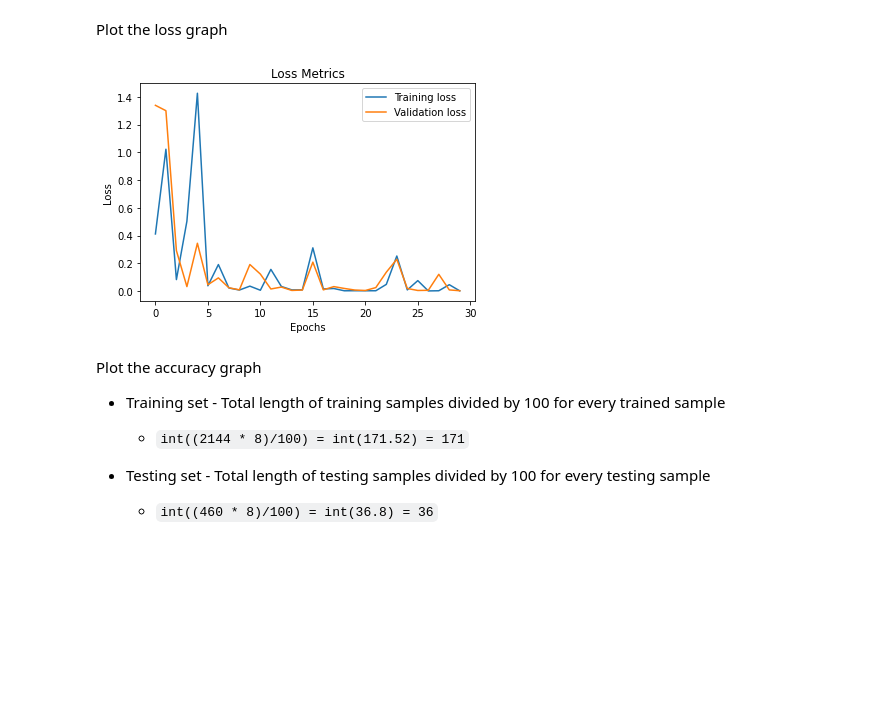
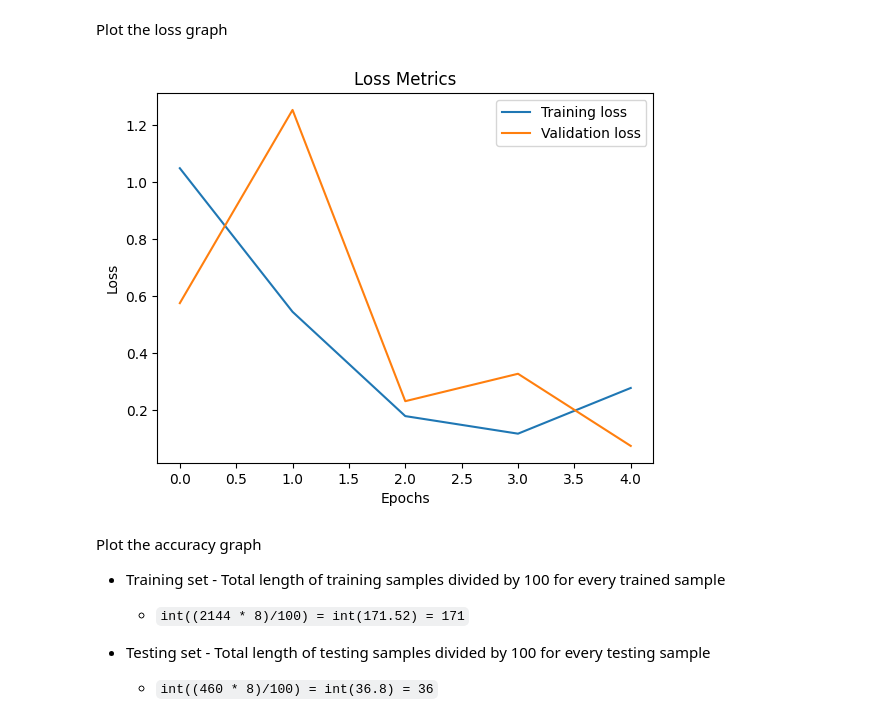
Before and after one commit to TripathiAshutosh/tumorClassification, a Jupyter notebook: Copy_of_brain_tumor_classifier_resnet_torch.ipynb, the cells around one changed output. Saved outputs shown, nothing was run; the diff lists cells and outputs as text; code cells hidden in the pictures; blank space fills up the shorter version.

```diff
--- a/Copy_of_brain_tumor_classifier_resnet_torch.ipynb
+++ b/Copy_of_brain_tumor_classifier_resnet_torch.ipynb
@@ -366,7 +366,7 @@ criterion = nn.CrossEntropyLoss().to(device)
 optimizer = torch.optim.SGD(resnet_model.parameters(), momentum=0.9, lr=3e-4)
 
 # number of training iterations
-epochs = 30
+epochs = 5
 
 # empty lists to store losses and accuracies
 train_losses = []
@@ -503,15 +519,19 @@ Validation accuracy: 98.88%
+# %%
+train_losses_cpu = [ i.cpu().detach().numpy() for i in train_losses]
+test_losses_cpu = [ i.cpu().detach().numpy() for i in test_losses]
 # %% [markdown]
 Plot the loss graph
 # %%
-plt.plot(train_losses, label='Training loss')
-plt.plot(test_losses, label='Validation loss')
+
+plt.plot(train_losses_cpu, label='Training loss')
+plt.plot(test_losses_cpu, label='Validation loss')
 plt.title('Loss Metrics')
 plt.ylabel('Loss')
 plt.xlabel('Epochs')
 plt.legend()
 plt.show()
 # %% [output]
-[figure, old version]
+[figure, new version]
 # %% [markdown]
 Plot the accuracy graph
 
```
Also changed, not shown: parts of 10 cells of this notebook.
